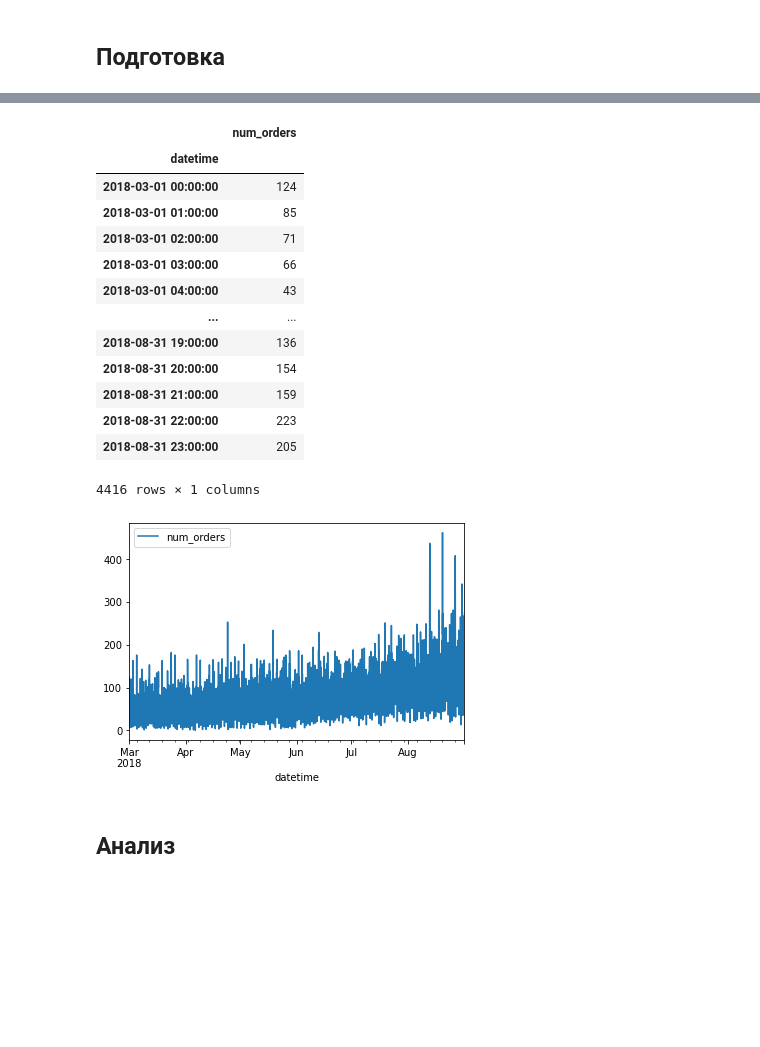
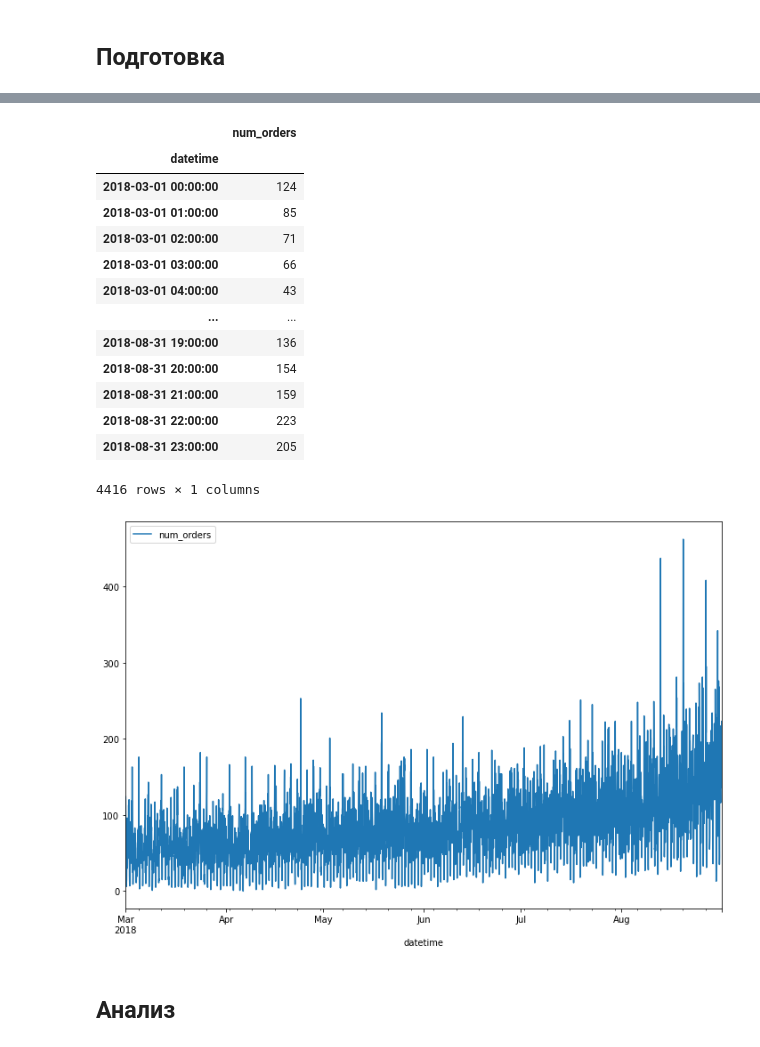
Before and after one commit to hairymax/Yandex.Practicum.DataScience, a Jupyter notebook: 3.3 Прогноз количества заказов такси/95598b13-2680-44f4-8f06-d6eafb26e375.ipynb, the cells around one changed output, grey strips where cells are left out. Saved outputs shown, nothing was run; the diff lists cells and outputs as text; code cells hidden in the pictures; blank space fills up the shorter version.

```diff
--- a/3.3 Прогноз количества заказов такси/95598b13-2680-44f4-8f06-d6eafb26e375.ipynb
+++ b/3.3 Прогноз количества заказов такси/95598b13-2680-44f4-8f06-d6eafb26e375.ipynb
@@ -56,23 +67,23 @@ memory usage: 414.0 KB
 26496 rows × 1 columns
 # %%
 df = df.resample('1H').sum()
-df.plot()
+df.plot(figsize=(12,8))
 df
 # %% [output]
 |  | num_orders |
 | datetime |  |
 | 2018-03-01 00:00:00 | 124 |
 | 2018-03-01 01:00:00 | 85 |
 | 2018-03-01 02:00:00 | 71 |
 | 2018-03-01 03:00:00 | 66 |
 | 2018-03-01 04:00:00 | 43 |
 | ... | ... |
 | 2018-08-31 19:00:00 | 136 |
 | 2018-08-31 20:00:00 | 154 |
 | 2018-08-31 21:00:00 | 159 |
 | 2018-08-31 22:00:00 | 223 |
 | 2018-08-31 23:00:00 | 205 |
 4416 rows × 1 columns
-[figure, old version]
+[figure, new version]
 # %% [markdown]
 ## Анализ
```
Also changed, not shown: parts of 11 cells of this notebook, 1 other file.
